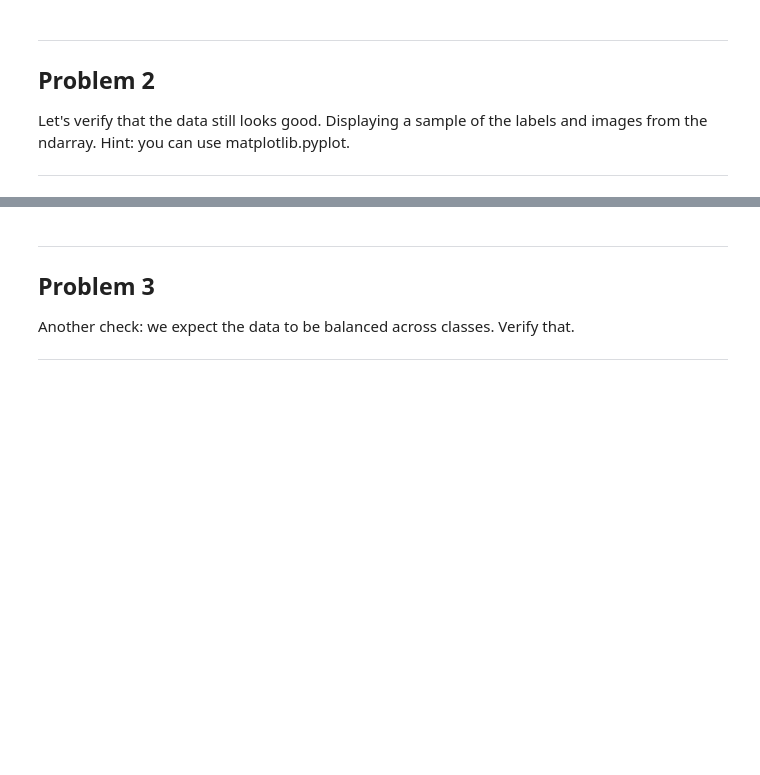
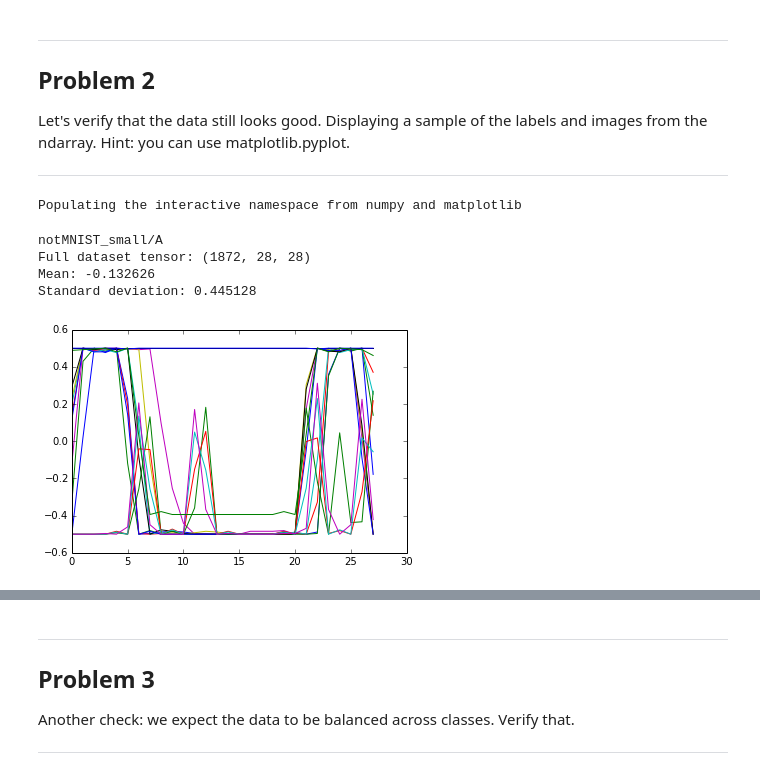
Before and after one commit to joedursun/deep-learning-practice, a Jupyter notebook: 1_notmnist.ipynb, the cells around one changed output, grey strips where cells are left out. Cells and saved outputs as stored; diff of their text form; code cells hidden in the pictures; blank space fills up the shorter version.

```diff
--- a/1_notmnist.ipynb
+++ b/1_notmnist.ipynb
@@ -122,7 +122,8 @@ def load_letter(folder, min_num_images):
       dataset[image_index, :, :] = image_data
       image_index += 1
     except IOError as e:
-      print('Could not read:', image_file, ':', e, '- it\'s ok, skipping.')
+        None
+#       print('Could not read:', image_file, ':', e, '- it\'s ok, skipping.')
 
   num_images = image_index
   dataset = dataset[0:num_images, :, :]
@@ -185,3 +186,20 @@ Problem 2
 Let's verify that the data still looks good. Displaying a sample of the labels and images from the ndarray. Hint: you can use matplotlib.pyplot.
 
 ---
+# %%
+%pylab inline
+def plot_letter(letter_dir, range_min, range_max):
+    y = load_letter(letter_dir, 1)
+    for i in xrange(range_min, range_max):
+        for j in xrange(range_min, range_max):
+            plt.plot(y[i][j])
+# %% [output]
+Populating the interactive namespace from numpy and matplotlib
+# %%
+plot_letter('notMNIST_small/A', 22, 26)
+# %% [output]
+notMNIST_small/A
+Full dataset tensor: (1872, 28, 28)
+Mean: -0.132626
+Standard deviation: 0.445128
+[figure, added]
```
Also changed, not shown: parts of 1 cell of this notebook.
